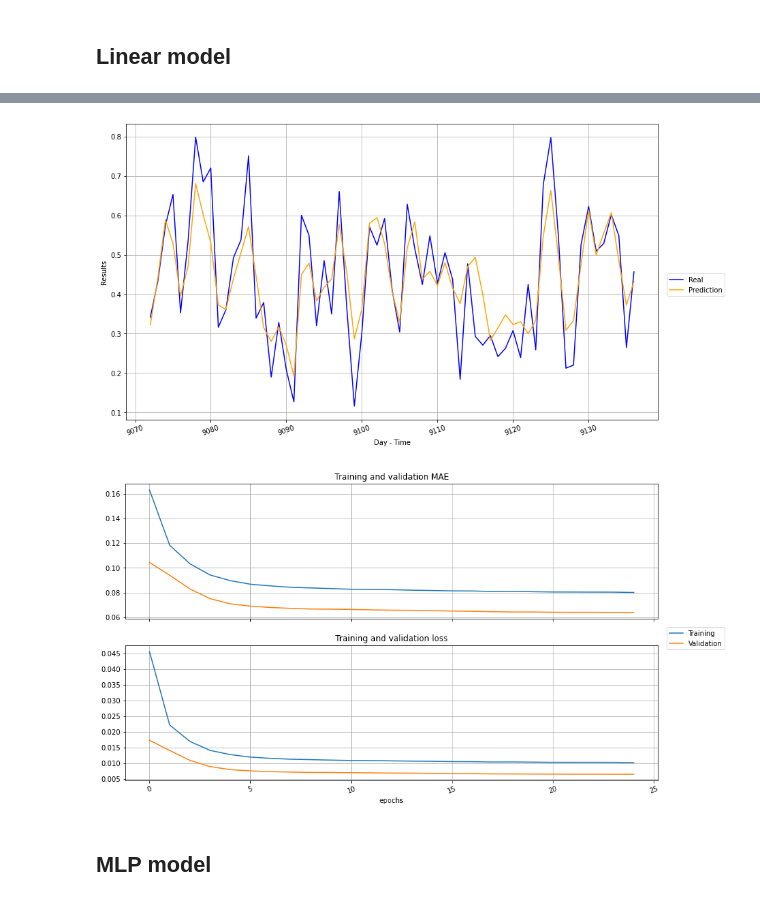
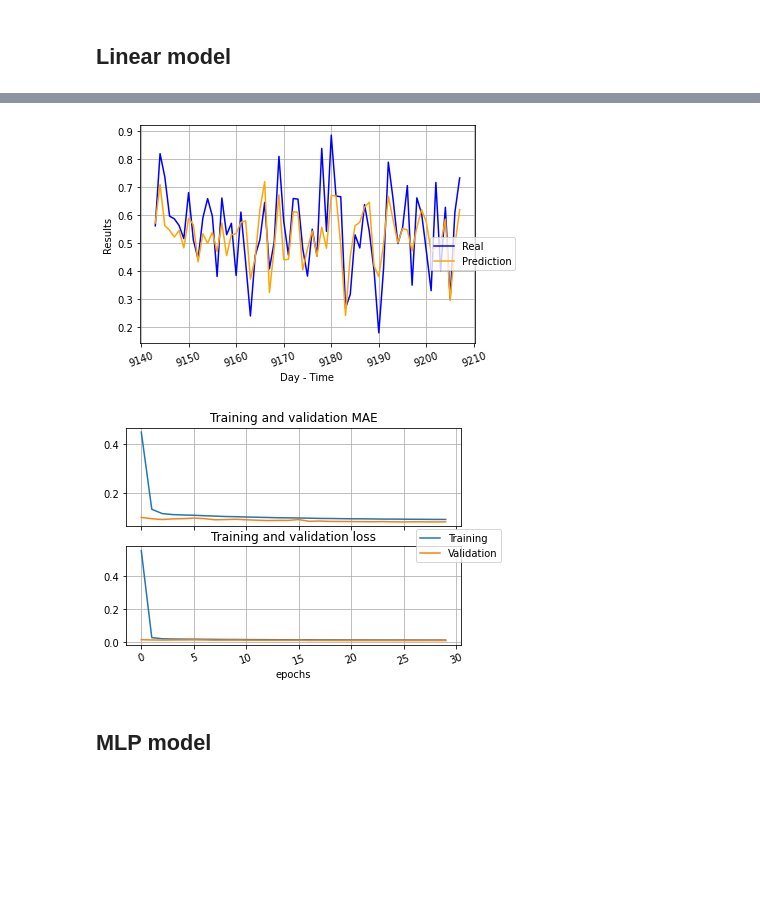
Before and after one commit to dccartagena/RNN_Aquaponics, a Jupyter notebook: synthetic_signal_notebook.ipynb, the cells around one changed output, grey strips where cells are left out. Cells and saved outputs as stored; diff of their text form; code cells hidden in the pictures; blank space fills up the shorter version.

```diff
--- a/synthetic_signal_notebook.ipynb
+++ b/synthetic_signal_notebook.ipynb
@@ -45,10 +45,8 @@ def get_signal():
     t = t.reshape(n_samples, 1)
 
     signal_input = np.sin(t * frec_input.T  + phase_input)
-    signal_output = signal_input.sum(axis = 1).reshape(n_samples, 1)
-
-    print(signal_output.shape)
-    print(signal_input.shape)
+    signal_nl = np.sqrt(np.abs(signal_input))
+    signal_output = signal_nl.sum(axis = 1).reshape(n_samples, 1)
 
     signal = np.concatenate((signal_output, signal_input), axis = 1)
 
@@ -161,21 +139,21 @@ test_df     = df_clean[int(total_data*(train_perc + val_perc)):total_data]
 # %% [markdown]
 Min-max normalization
 # %%
-def f_normalize_minmax(df, train_df):
-    norm_df = (df - train_df.min()) / (train_df.max() - train_df.min())
+def f_normalize_minmax(df, full_df):
+    norm_df = (df - full_df.min()) / (full_df.max() - full_df.min())
     return norm_df
 
-def f_inv_normalize_minmax(norm_df, train_df):
-    df = norm_df * (train_df.max() - train_df.min()) + train_df.min()
+def f_inv_normalize_minmax(norm_df, full_df):
+    df = norm_df * (full_df.max() - full_df.min()) + full_df.min()
     return df
 
-norm_train_df   = f_normalize_minmax(train_df, train_df)
-norm_val_df     = f_normalize_minmax(val_df, train_df)
-norm_test_df    = f_normalize_minmax(test_df, train_df)
+norm_train_df   = f_normalize_minmax(train_df, df_clean)
+norm_val_df     = f_normalize_minmax(val_df, df_clean)
+norm_test_df    = f_normalize_minmax(test_df, df_clean)
 # %% [markdown]
 Show tails with box plot
 # %%
-melt_train_df = norm_train_df.melt(var_name = 'Label', value_name = 'Normalized value')
-plt.figure()
-ax = sns.violinplot(x = 'Label', y = 'Normalized value', data = melt_train_df)
-plt.show()
+# melt_train_df = norm_train_df.melt(var_name = 'Label', value_name = 'Normalized value')
+# plt.figure()
+# ax = sns.violinplot(x = 'Label', y = 'Normalized value', data = melt_train_df)
+# plt.show()
@@ -352,21 +328,22 @@ def f_linear_model(label_target, label_width):
     model = tf.keras.Sequential([
             tf.keras.layers.Flatten(),
 
-            tf.keras.layers.Dense(units = 25, kernel_initializer='random_normal', bias_initializer='zeros'),
+            tf.keras.layers.Dense(units = 1000, kernel_initializer='random_normal', bias_initializer='zeros'),
             tf.keras.layers.Dropout(0.2),
 
-            tf.keras.layers.Dense(units = 100, kernel_initializer='random_normal', bias_initializer='zeros'),
+            tf.keras.layers.Dense(units = 500, kernel_initializer='random_normal', bias_initializer='zeros'),
             tf.keras.layers.Dropout(0.2),
 
-            tf.keras.layers.Dense(units = 250, kernel_initializer='random_normal', bias_initializer='zeros'),
+            tf.keras.layers.Dense(units = 300, kernel_initializer='random_normal', bias_initializer='zeros'),
             tf.keras.layers.Dropout(0.2),
+
 
             tf.keras.layers.Dense(units = len(label_target) * label_width, kernel_initializer='random_normal', bias_initializer='zeros')])
     return model
 
 linear_model = f_linear_model(label_target, label_width)
 # %%
-max_epochs = 25
+max_epochs = 30
 batch_size = 100
 
 linear_history, linear_prediction = compile_and_fit(linear_model, train_data, train_target, val_data, val_target,
@@ -390,7 +367,7 @@ _________________________________________________________________
 (65,)
 (65,)
-[figure, old version]
+[figure, new version]
-[figure, old version]
+[figure, new version]
 # %% [markdown]
 ## MLP model
 # %%
```
Also changed, not shown: parts of 14 cells of this notebook, 6 other files.
